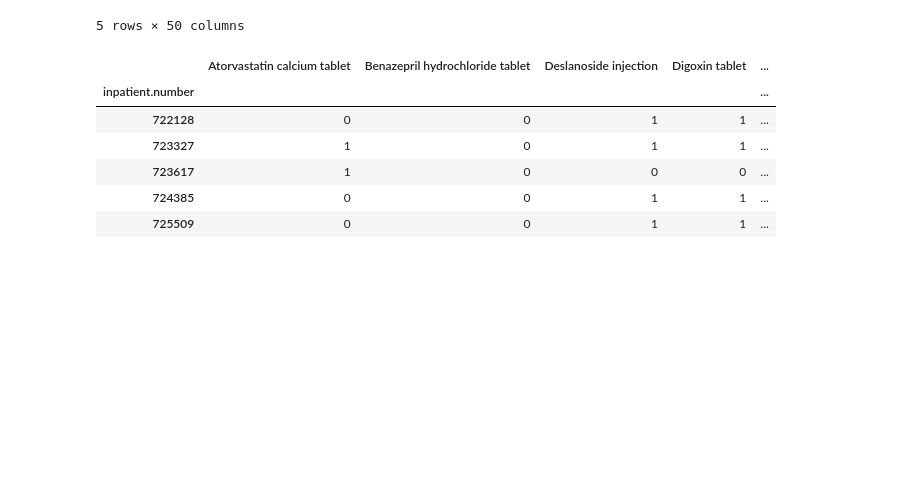
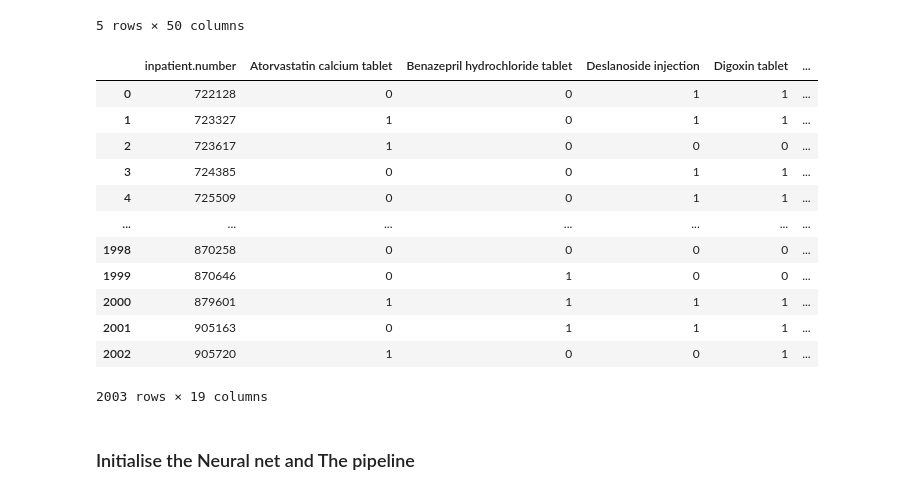
Before and after one commit to Vikram-Shenoy/Computational-Models, a Jupyter notebook: Working/Final Pipeline2.ipynb, the cells around one changed output. Saved outputs shown, nothing was run; the diff lists cells and outputs as text; code cells hidden in the pictures; blank space fills up the shorter version.

```diff
--- a/Working/Final Pipeline2.ipynb
+++ b/Working/Final Pipeline2.ipynb
@@ -21,13 +27,19 @@ PCA_df.head()
 | 4 | -0.753907 | -0.061010 | -0.256266 | -0.156085 | 0.005529 | 0.046611 | -0.245375 | -0.039222 | -0.447446 | 0.192799 | ... | ... |
 5 rows × 50 columns
 # %%
-df = pd.read_csv("drug_onehot_latest.csv",index_col=[0])
-df.head()
+df = pd.read_csv("drug_onehot_latest.csv")
+df
 # %% [output]
-|  | Atorvastatin calcium tablet | Benazepril hydrochloride tablet | Deslanoside injection | Digoxin tablet | ... |
-| inpatient.number |  |  |  |  | ... |
-| 722128 | 0 | 0 | 1 | 1 | ... |
-| 723327 | 1 | 0 | 1 | 1 | ... |
-| 723617 | 1 | 0 | 0 | 0 | ... |
-| 724385 | 0 | 0 | 1 | 1 | ... |
-| 725509 | 0 | 0 | 1 | 1 | ... |
+|  | inpatient.number | Atorvastatin calcium tablet | Benazepril hydrochloride tablet | Deslanoside injection | Digoxin tablet | ... |
+| 0 | 722128 | 0 | 0 | 1 | 1 | ... |
+| 1 | 723327 | 1 | 0 | 1 | 1 | ... |
+| 2 | 723617 | 1 | 0 | 0 | 0 | ... |
+| 3 | 724385 | 0 | 0 | 1 | 1 | ... |
+| 4 | 725509 | 0 | 0 | 1 | 1 | ... |
+| ... | ... | ... | ... | ... | ... | ... |
+| 1998 | 870258 | 0 | 0 | 0 | 0 | ... |
+| 1999 | 870646 | 0 | 1 | 0 | 0 | ... |
+| 2000 | 879601 | 1 | 1 | 1 | 1 | ... |
+| 2001 | 905163 | 0 | 1 | 1 | 1 | ... |
+| 2002 | 905720 | 1 | 0 | 0 | 1 | ... |
+2003 rows × 19 columns
@@ -34,3 +48,5 @@ df.head()
+# %% [markdown]
+### Initialise the Neural net and The pipeline
 # %%
 def ANN(X_train, y_train, X_test, y_test, loss, weights):
     model = keras.Sequential([
```
Also changed, not shown: parts of 14 cells of this notebook, 2 other files.
